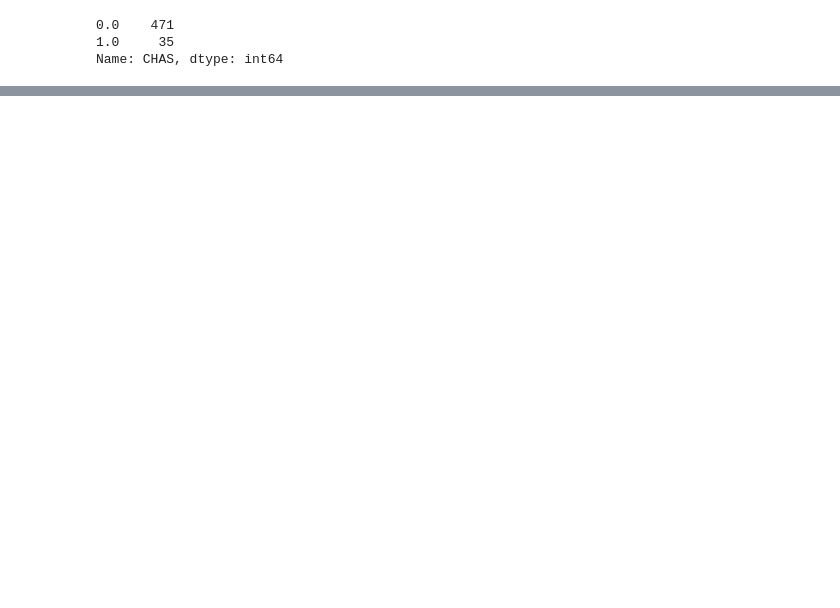
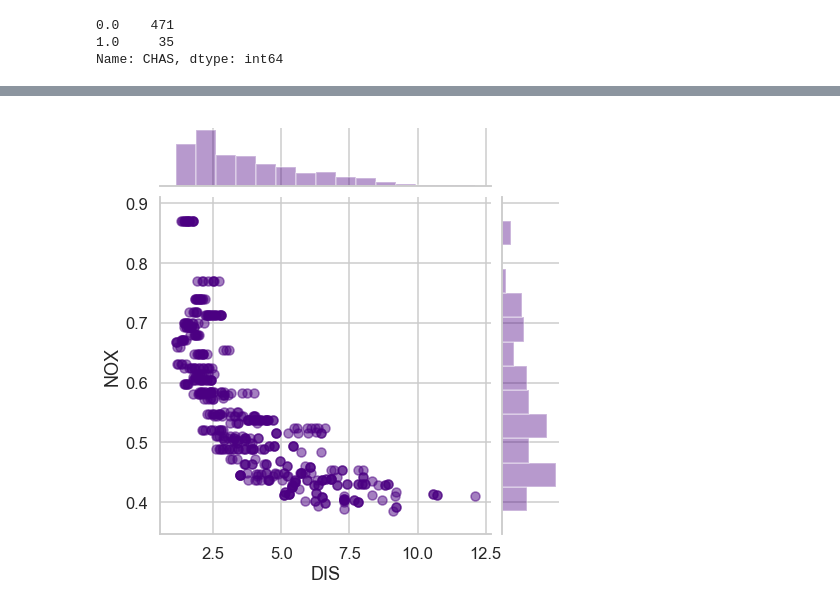
Before and after one commit to Sayaka-K/Boston-House-Prices-Prediction, a Jupyter notebook: Boston-House-Prices-Prediction.ipynb, the cells around one changed output, grey strips where cells are left out. Cells and saved outputs as stored; diff of their text form; code cells hidden in the pictures; blank space fills up the shorter version.

```diff
--- a/Boston-House-Prices-Prediction.ipynb
+++ b/Boston-House-Prices-Prediction.ipynb
@@ -227,0 +399,11 @@ plt.show()
+# %%
+#Scatter plot with Seaborn for DIS & NOX
+sns.set() #to reset the styling of a chart to default in case we've modified somewhere else
+sns.set_context('talk') # we can pick from a couple of options depending on the use
+sns.set_style('whitegrid') #allows to pick a style from templates
+sns.jointplot(x=data['DIS'], y=data['NOX'], size=7, color='indigo', joint_kws={'alpha': 0.5})
+    #it puts labels automatically
+    #joint_kws is for setting transparency
+plt.show()
+# %% [output]
+[figure, added]
```
Also changed, not shown: parts of 28 cells of this notebook, 1 other file.
